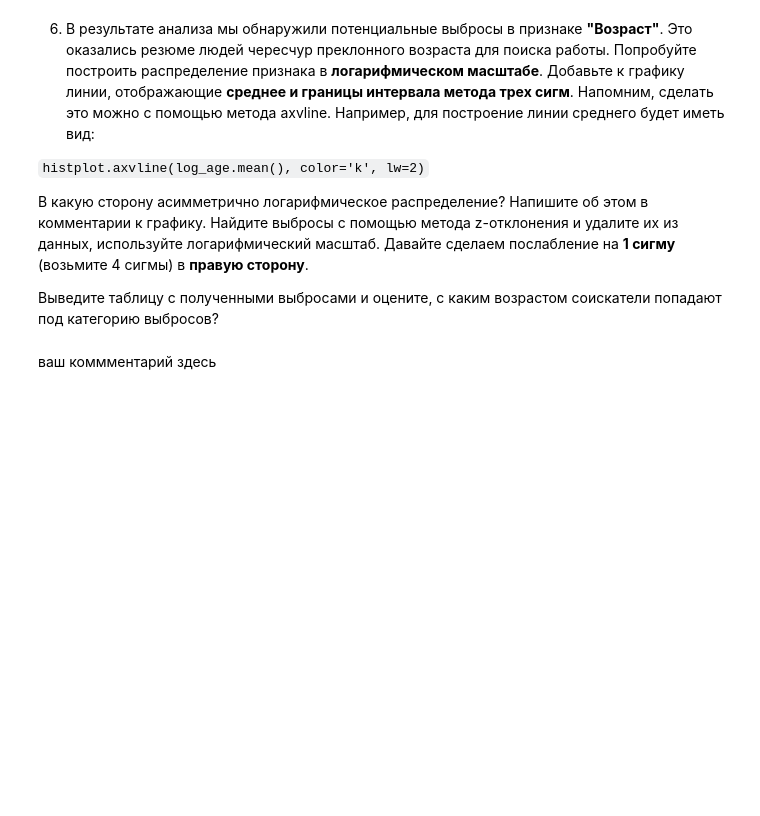
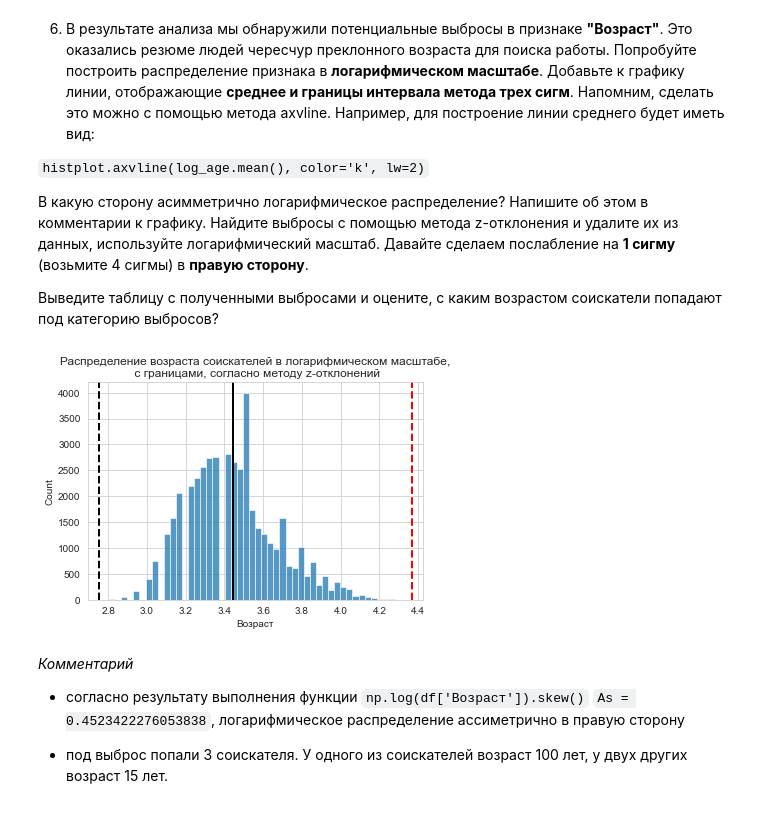
Before and after one commit to AndreiDS63/sf_data_science, a Jupyter notebook: project-1 HH/Ноутбук-шаблон Project 1.ipynb, the cells around one changed output. Drawn from its saved outputs; the diff is of its cells as text; code cells hidden in the pictures; blank space fills up the shorter version.

```diff
--- a/project-1 HH/Ноутбук-шаблон Project 1.ipynb
+++ b/project-1 HH/Ноутбук-шаблон Project 1.ipynb
@@ -927,7 +888,11 @@ df.columns.tolist()
 # %% [markdown]
 1. Начнем с дубликатов в наших данных. Найдите **полные дубликаты** в таблице с резюме и удалите их.
 # %%
-# ваш код здесь
+# смотрим, сколько дубликатов имеется в дф
+# df[df.duplicated() == True].shape
+
+# очищаем данные от дубликатов
+df = df.drop_duplicates()
 # %% [markdown]
 2. Займемся пропусками. Выведите информацию **о числе пропусков** в столбцах.
 # %%
@@ -939,11 +919,18 @@ df.columns.tolist()
 # %% [markdown]
 4. Мы добрались до ликвидации выбросов. Сначала очистим данные вручную. Удалите резюме, в которых указана заработная плата либо выше 1 млн. рублей, либо ниже 1 тыс. рублей.
 # %%
-# ваш код здесь
+# выявляем строки, относяциеся к выбросам по ЗП
+outlisers = df[(df['зп_руб'] > 1e6) | (df['зп_руб'] < 1000)]
+# удаляем эти строки из дф
+df = df.drop(outlisers.index, axis=0)
 # %% [markdown]
 5. В процессе разведывательного анализа мы обнаружили резюме, в которых **опыт работы в годах превышал возраст соискателя**. Найдите такие резюме и удалите их из данных
 # %%
-# ваш код здесь
+# выявляем строки, в которых опыт соискателя больше его возраста
+outliers_exp = df[(df['Опыт работы (месяц)'] / 12) > df['Возраст']]
+
+# удаляем найденные выбросы из датафрейма
+df = df.drop(outliers_exp.index, axis=0)
 # %% [markdown]
 6. В результате анализа мы обнаружили потенциальные выбросы в признаке **"Возраст"**. Это оказались резюме людей чересчур преклонного возраста для поиска работы. Попробуйте построить распределение признака в **логарифмическом масштабе**. Добавьте к графику линии, отображающие **среднее и границы интервала метода трех сигм**. Напомним, сделать это можно с помощью метода axvline. Например, для построение линии среднего будет иметь вид:
 
@@ -954,4 +941,36 @@ df.columns.tolist()
 
 Выведите таблицу с полученными выбросами и оцените, с каким возрастом соискатели попадают под категорию выбросов?
 # %%
-# ваш код здесь
+# np.log(df['Возраст']).skew()
+# 0.4523422276053838
+# логарифмическое распределение ассиметрично в правую сторону
+
+# создаем функцию поиска выбросов методом z-отклонений
+# с послаблением сигмы на 1 в правую сторону
+def outliers_z_score(data, feature, log_scale=False):
+    if log_scale:
+        x = np.log(data[feature])
+    else:
+        x = data[feature]
+    mu = x.mean()
+    sigma = x.std()
+    lower_bound = mu - 3 * sigma
+    upper_bound = mu + 4 * sigma
+    outliers = data[(x < lower_bound) | (x > upper_bound)]
+    cleaned = data[(x > lower_bound) & (x < upper_bound)]
+    return outliers, cleaned, mu, lower_bound, upper_bound
+
+outliers, cleaned, mu, lower_bound, upper_bound = outliers_z_score(df, 'Возраст', True)
+histplot = sns.histplot(
+    # data=df,
+    x=np.log(df['Возраст']),
+    bins=50
+)
+histplot.axvline(mu, color='k', lw=2)
+histplot.axvline(lower_bound, color='k', lw=2, ls='--')
+histplot.axvline(upper_bound, color='red', lw=2, ls='--');
+histplot.set_title('Распределение возраста соискателей в логарифмическом масштабе,\n с границами, согласно методу z-отклонений');
+
+# результирующий график, который показан сейчас - построен по данным уже с удаленными выбросами
+# %% [output]
+[figure, added]
@@ -958,2 +979,6 @@ df.columns.tolist()
 # %% [markdown]
-ваш коммментарий здесь
+*Комментарий*
+
+* согласно результату выполнения функции `np.log(df['Возраст']).skew()` `As = 0.4523422276053838`, логарифмическое распределение ассиметрично в правую сторону
+
+* под выброс попали 3 соискателя. У одного из соискателей возраст 100  лет, у двух других возраст 15 лет.
```
Also changed, not shown: parts of 6 cells of this notebook, 2 other files.
